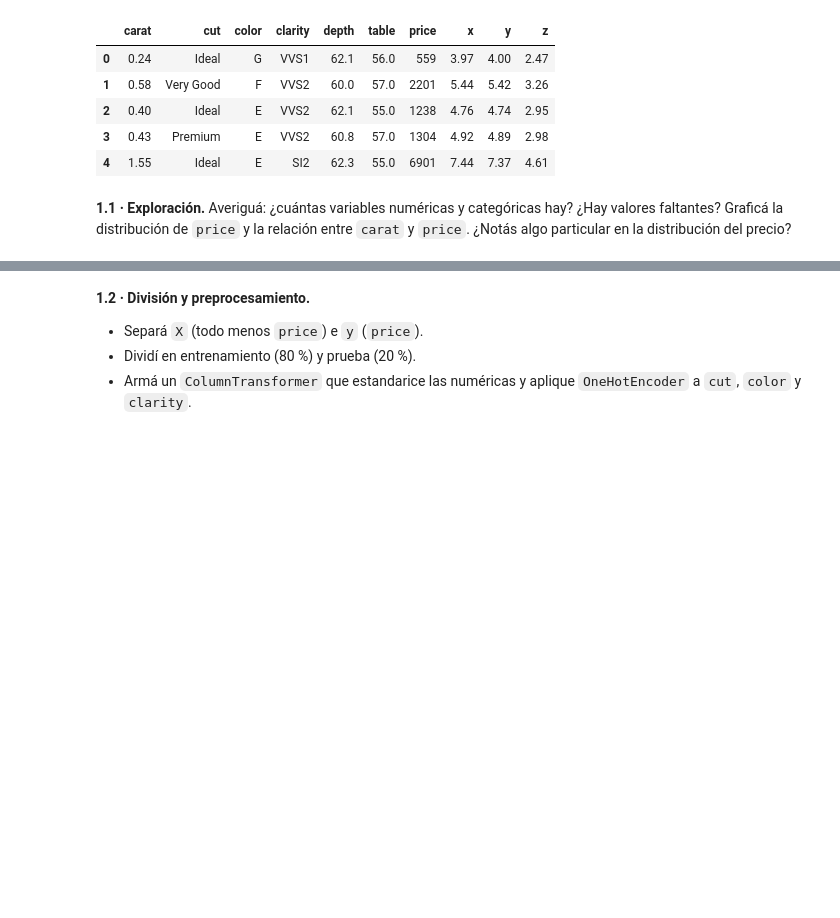
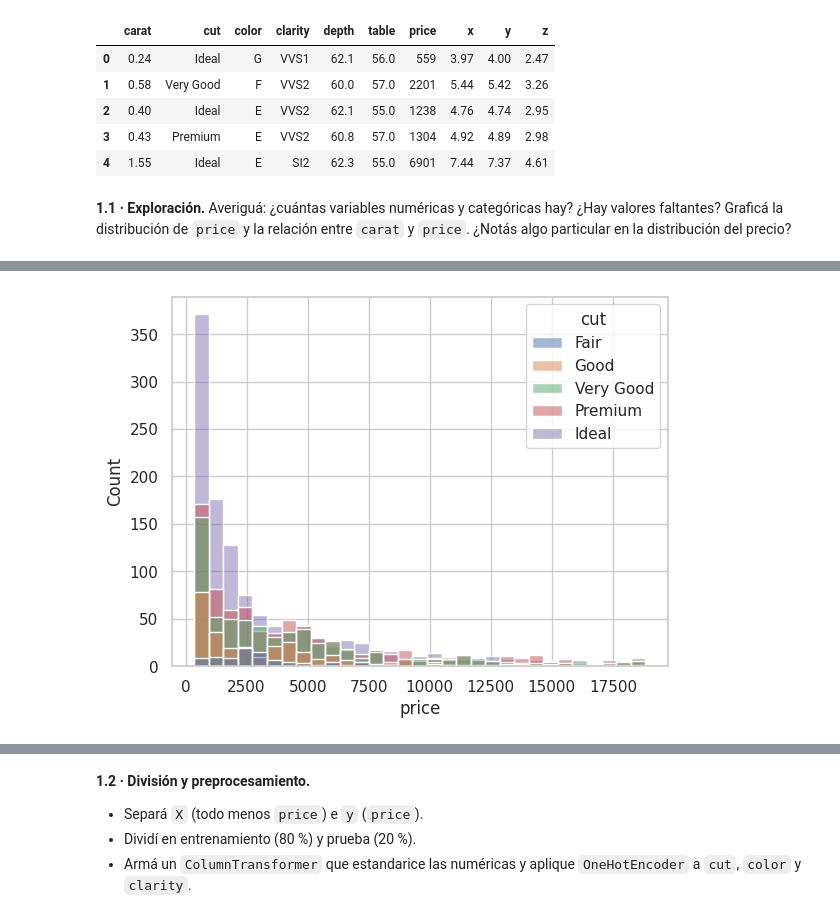
Before and after one commit to SolJosefinaMercado/AprendizajeAutomatico1, a Jupyter notebook: ISSD_AA1_Taller_redes_neuronales_sklearn_regresión.ipynb, the cells around one changed output, grey strips where cells are left out. Saved outputs shown, nothing was run; the diff lists cells and outputs as text; code cells hidden in the pictures; blank space fills up the shorter version.

```diff
--- a/ISSD_AA1_Taller_redes_neuronales_sklearn_regresión.ipynb
+++ b/ISSD_AA1_Taller_redes_neuronales_sklearn_regresión.ipynb
@@ -794,0 +838,10 @@ df_diam.head()
+# %%
+# @title
+#  Graficá la distribución de price
+import seaborn as sns
+sns.histplot(data= df_diam, x='price',
+              hue='cut',
+             hue_order=['Fair', 'Good', 'Very Good', 'Premium', 'Ideal'])
+plt.show()
+# %% [output]
+[figure, added]
```
Also changed, not shown: parts of 8 cells of this notebook.
